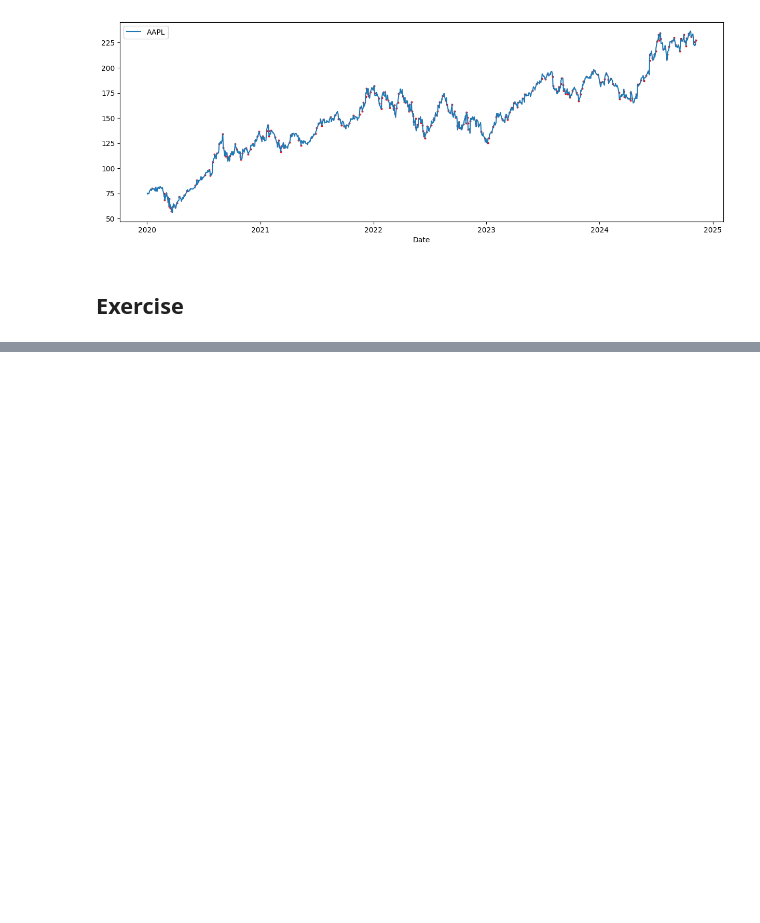
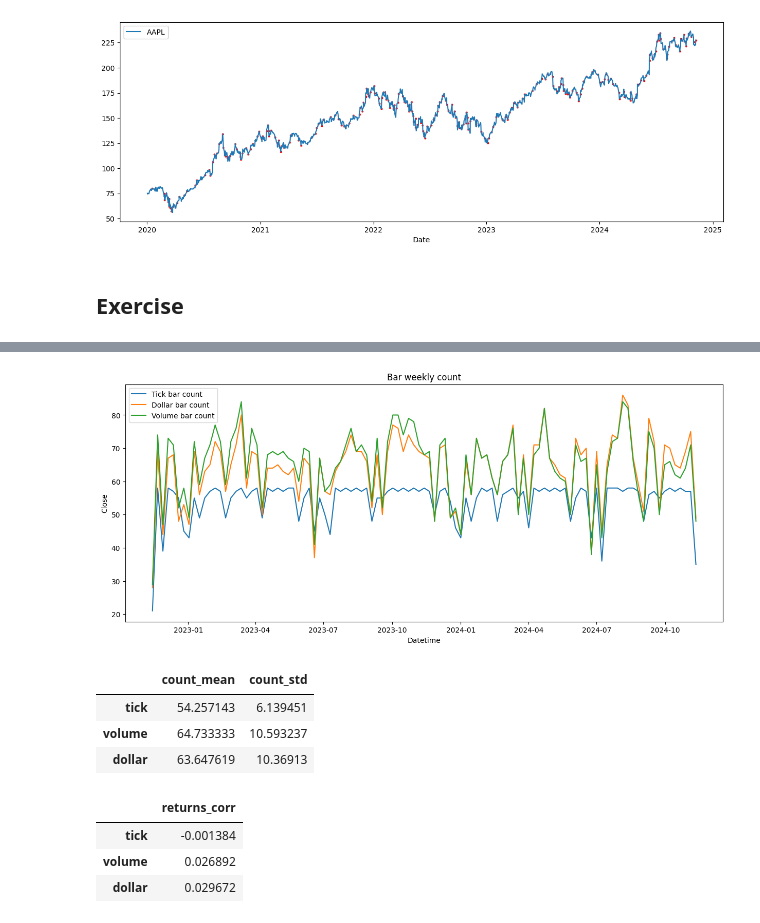
Before and after one commit to Goooo4it/Advances-in-Financial-Machine-Learning, a Jupyter notebook: 2.Financial_Data_Structures.ipynb, the cells around one changed output, grey strips where cells are left out. Drawn from its saved outputs; the diff is of its cells as text; code cells hidden in the pictures; blank space fills up the shorter version.

Commit message:
bar weekly count and statistics

```diff
--- a/2.Financial_Data_Structures.ipynb
+++ b/2.Financial_Data_Structures.ipynb
@@ -132,4 +138,5 @@ def advanced_bars(series, h, bar_type = 'Volume'):
     return df
 # %%
-advanced_bars(es_data, h=2, bar_type='Tick').head(10)
+tick_bars = advanced_bars(es_data, h=2, bar_type='Tick')
+tick_bars.shape
 # %% [output]
@@ -147,3 +144,4 @@ advanced_bars(es_data, h=2, bar_type='Tick').head(10)
 # %%
-advanced_bars(es_data, h=2000000, bar_type='Volume').head(10)
+volume_bars = advanced_bars(es_data, h=20000, bar_type='Volume')
+volume_bars.shape
 # %% [output]
@@ -161,3 +149,4 @@ advanced_bars(es_data, h=2000000, bar_type='Volume').head(10)
 # %%
-advanced_bars(es_data, h=2000000*50000, bar_type='Dollar')
+dollar_bars = advanced_bars(es_data, h=20000*5000, bar_type='Dollar')
+dollar_bars.shape
 # %% [output]
@@ -180,0 +171,24 @@ advanced_bars(es_data, h=2000000*50000, bar_type='Dollar')
+# %%
+tick_counts = tick_bars.resample('W-MON')['Close'].count()
+dollar_counts = dollar_bars.resample('W-MON')['Close'].count()
+volume_counts = volume_bars.resample('W-MON')['Close'].count()
+# %%
+plt.figure(figsize=(15, 6))
+sns.lineplot(tick_counts, label='Tick bar count')
+sns.lineplot(dollar_counts, label = 'Dollar bar count')
+sns.lineplot(volume_counts, label = 'Volume bar count')
+plt.title("Bar weekly count")
+plt.show()
+# %% [output]
+[figure, added]
+# %%
+count_df = pd.DataFrame(columns = ['count_mean', 'count_std'], index=['tick', 'volume', 'dollar'])
+count_df.loc['tick'] = [tick_counts.mean(), tick_counts.std()]
+count_df.loc['volume'] = [volume_counts.mean(), volume_counts.std()]
+count_df.loc['dollar'] = [dollar_counts.mean(), dollar_counts.std()]
+count_df
+# %% [output]
+|  | count_mean | count_std |
+| tick | 54.257143 | 6.139451 |
+| volume | 64.733333 | 10.593237 |
+| dollar | 63.647619 | 10.36913 |
@@ -180,0 +199,10 @@ advanced_bars(es_data, h=2000000*50000, bar_type='Dollar')
+# %%
+tick_returns = returns(tick_bars['Close'])
+volume_returns = returns(volume_bars['Close'])
+dollar_returns = returns(dollar_bars['Close'])
+pd.DataFrame([tick_returns.autocorr(), volume_returns.autocorr(), dollar_returns.autocorr()], columns=['returns_corr'], index=['tick', 'volume', 'dollar'])
+# %% [output]
+|  | returns_corr |
+| tick | -0.001384 |
+| volume | 0.026892 |
+| dollar | 0.029672 |
```
Also changed, not shown: parts of 12 cells of this notebook.
